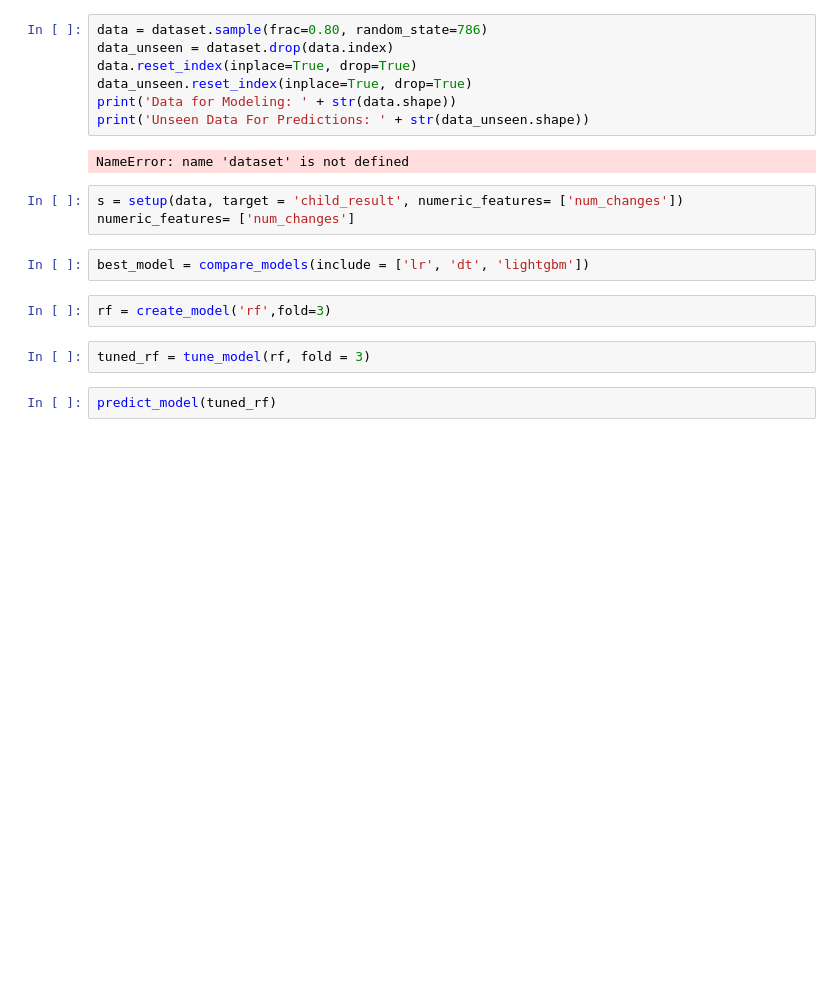
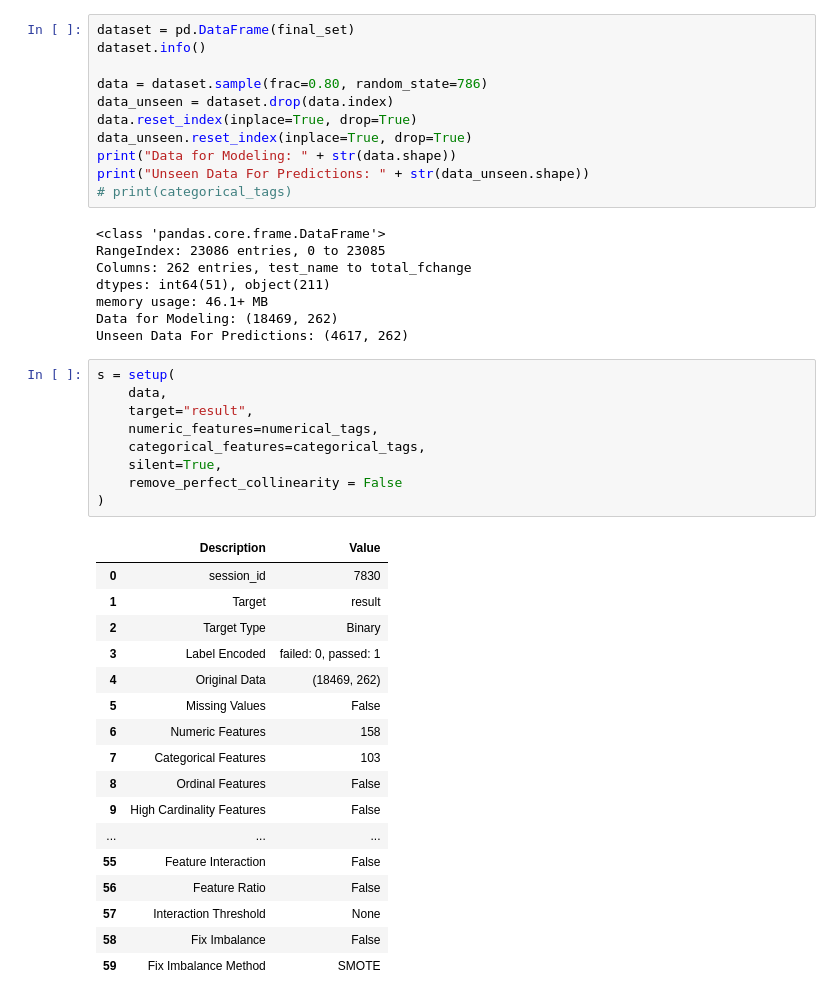
Before and after one commit to badmire/Capstone, a Jupyter notebook: model.ipynb, the cells around one changed output. Cells and saved outputs as stored; diff of their text form; blank space fills up the shorter version.

Commit message:
Fixed setup and added tuning for higher accuracy

```diff
--- a/model.ipynb
+++ b/model.ipynb
@@ -66,20 +75,46 @@ ModuleNotFoundError: No module named 'pycaret'
 # %%
+dataset = pd.DataFrame(final_set)
+dataset.info()
+
 data = dataset.sample(frac=0.80, random_state=786)
 data_unseen = dataset.drop(data.index)
 data.reset_index(inplace=True, drop=True)
 data_unseen.reset_index(inplace=True, drop=True)
-print('Data for Modeling: ' + str(data.shape))
-print('Unseen Data For Predictions: ' + str(data_unseen.shape))
+print("Data for Modeling: " + str(data.shape))
+print("Unseen Data For Predictions: " + str(data_unseen.shape))
+# print(categorical_tags)
 # %% [output]
-NameError: name 'dataset' is not defined
+<class 'pandas.core.frame.DataFrame'>
+RangeIndex: 23086 entries, 0 to 23085
+Columns: 262 entries, test_name to total_fchange
+dtypes: int64(51), object(211)
+memory usage: 46.1+ MB
+Data for Modeling: (18469, 262)
+Unseen Data For Predictions: (4617, 262)
 # %%
-s = setup(data, target = 'child_result', numeric_features= ['num_changes'])
-numeric_features= ['num_changes']
+s = setup(
+    data,
+    target="result",
+    numeric_features=numerical_tags,
+    categorical_features=categorical_tags,
+    silent=True,
+    remove_perfect_collinearity = False
+)
+# %% [output]
+|  | Description | Value |
+| 0 | session_id | 7830 |
+| 1 | Target | result |
+| 2 | Target Type | Binary |
+| 3 | Label Encoded | failed: 0, passed: 1 |
+| 4 | Original Data | (18469, 262) |
+| 5 | Missing Values | False |
+| 6 | Numeric Features | 158 |
+| 7 | Categorical Features | 103 |
+| 8 | Ordinal Features | False |
+| 9 | High Cardinality Features | False |
+| ... | ... | ... |
+| 55 | Feature Interaction | False |
+| 56 | Feature Ratio | False |
+| 57 | Interaction Threshold | None |
+| 58 | Fix Imbalance | False |
+| 59 | Fix Imbalance Method | SMOTE |
-# %%
-best_model = compare_models(include = ['lr', 'dt', 'lightgbm'])
-# %%
-rf = create_model('rf',fold=3)
-# %%
-tuned_rf = tune_model(rf, fold = 3)
-# %%
-predict_model(tuned_rf)
```
Also changed, not shown: parts of 13 cells of this notebook, 1 other file.
